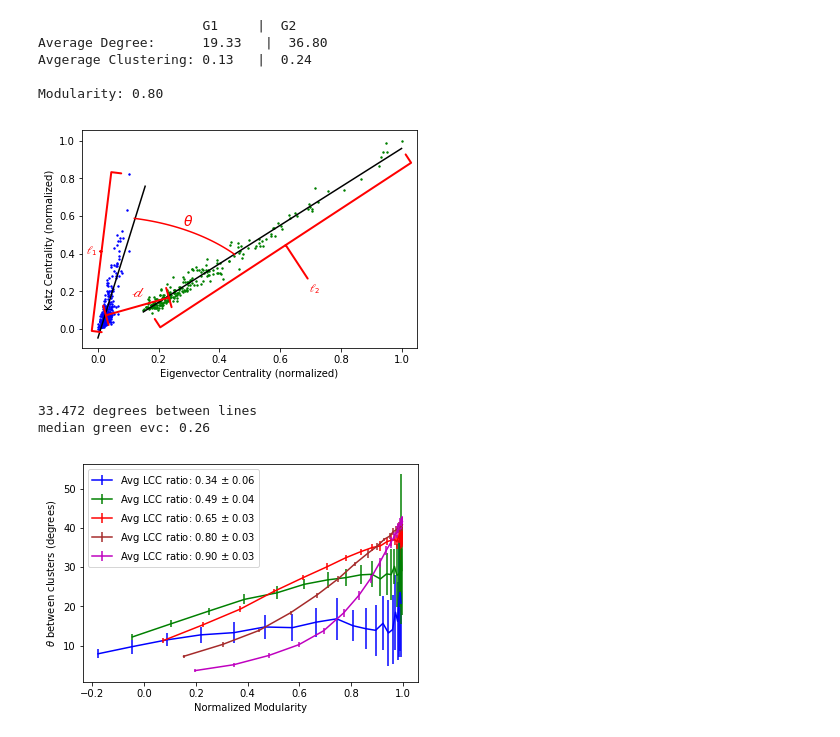
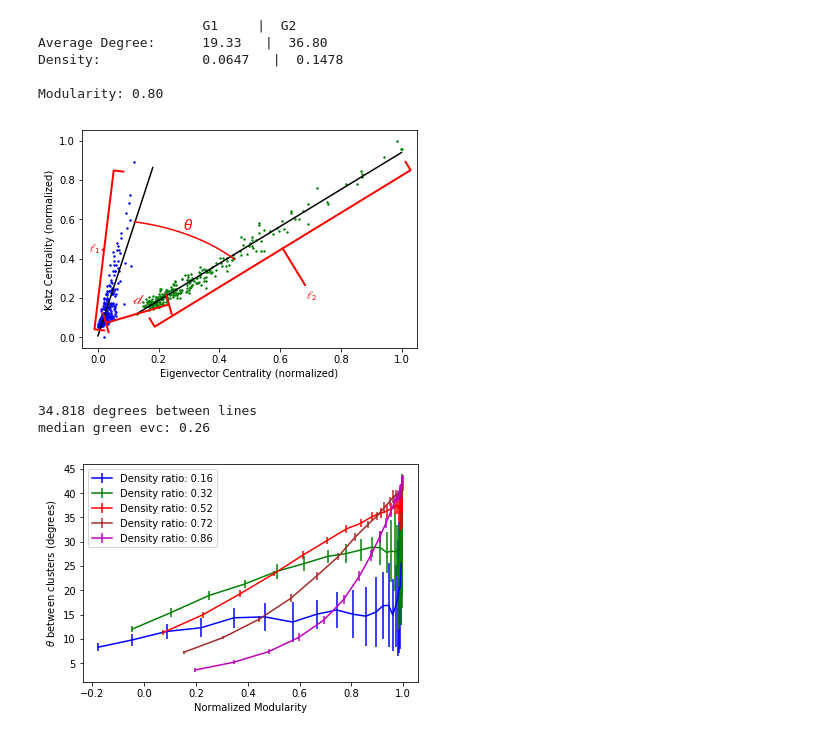
Before and after one commit to markditsworth/ModularityStudy, a Jupyter notebook: KEV_ba.ipynb, the cells around one changed output. Cells and saved outputs as stored; diff of their text form; code cells hidden in the pictures.

Commit message:
density instead of LCC

```diff
--- a/KEV_ba.ipynb
+++ b/KEV_ba.ipynb
@@ -28,11 +28,13 @@ def katz(G,tol=0.01,max_iter=1000,alpha=0.001,beta=1):
 def modular_graph(Size1, Size2, edges1, edges2, common, katz_alpha=0.001):
     g1 = zen.generating.barabasi_albert(Size1,edges1)
     avgDeg1 = (2.0 * g1.num_edges)/g1.num_nodes
-    lcc1 = np.mean(zen.algorithms.clustering.lcc_(g1))
+    #lcc1 = np.mean(zen.algorithms.clustering.lcc_(g1))
+    d1 = g1.num_edges/((Size1*(Size1-1))/2.0)
 
     g2 = zen.generating.barabasi_albert(Size2,edges2)
     avgDeg2 = (2.0 * g2.num_edges)/g2.num_nodes
-    lcc2 = np.mean(zen.algorithms.clustering.lcc_(g2))
+    #lcc2 = np.mean(zen.algorithms.clustering.lcc_(g2))
+    d2 = g2.num_edges/((Size2*(Size2-1))/2.0)
 
     Size = Size1 + Size2
     G = zen.Graph()
@@ -77,24 +79,27 @@ def modular_graph(Size1, Size2, edges1, edges2, common, katz_alpha=0.001):
     evc = zen.algorithms.eigenvector_centrality_(G)
     kc = katz(G,alpha=katz_alpha)
 
-    return avgDeg1, avgDeg2, lcc1, lcc2, q_norm, evc, kc
+    #return avgDeg1, avgDeg2, lcc1, lcc2, q_norm, evc, kc
+    return avgDeg1, avgDeg2, d1, d2, q_norm, evc, kc
 # %%
 size1 = 300
 size2 = 250
 edge1 = 10
 edge2 = 20
 common_edges= 800
-avgDeg1, avgDeg2, avgLcc1, avgLcc2, mod, evc, kc = modular_graph(size1, size2, edge1, edge2, common_edges)
+#avgDeg1, avgDeg2, avgLcc1, avgLcc2, mod, evc, kc = modular_graph(size1, size2, edge1, edge2, common_edges)
+avgDeg1, avgDeg2, d1, d2, mod, evc, kc = modular_graph(size1, size2, edge1, edge2, common_edges)
 # %%
 print "                     G1     |  G2"
 print "Average Degree:      %.2f   |  %.2f"%(avgDeg1,avgDeg2)
-print "Avgerage Clustering: %.2f   |  %.2f"%(avgLcc1,avgLcc2)
+#print "Avgerage Clustering: %.2f   |  %.2f"%(avgLcc1,avgLcc2)
+print "Density:             %.4f   |  %.4f"%(d1,d2)
 print ""
 print "Modularity: %.2f"%mod
 # %% [output]
                      G1     |  G2
 Average Degree:      19.33   |  36.80
-Avgerage Clustering: 0.13   |  0.24
+Density:             0.0647   |  0.1478
 
 Modularity: 0.80
 # %%
@@ -142,8 +147,8 @@ plt.show()
 print "%.3f degrees between lines"%(np.abs(np.arctan(m1) - np.arctan(m2))*180/np.pi)
 print "median green evc: %.2f"%(np.median(evc2))
 # %% [output]
-[figure, old version]
+[figure, new version]
-33.472 degrees between lines
+34.818 degrees between lines
 median green evc: 0.26
 # %%
 ##### %%time
@@ -163,40 +168,42 @@ for j,edge1 in enumerate([3,6,10,14,17]):
         angle_diff = []
         ratio = []
         for common_edges in np.logspace(1,np.log10(6000),20,dtype=int):
-            avgDeg1, avgDeg2, avgLcc1, avgLcc2, mod, evc, kc = modular_graph(size1, size2, edge1, edge2, common_edges)
+            #avgDeg1, avgDeg2, avgLcc1, avgLcc2, mod, evc, kc = modular_graph(size1, size2, edge1, edge2, common_edges)
+            avgDeg1, avgDeg2, d1, d2, mod, evc, kc = modular_graph(size1, size2, edge1, edge2, common_edges)
             modularity.append(mod)
-            ratio.append(avgLcc1 / avgLcc2)
+            #ratio.append(avgLcc1 / avgLcc2)
+            ratio.append(d1 / d2)
             evc = (evc - np.min(evc)) / np.max(evc - np.min(evc))
             kc = (kc - np.min(kc)) / np.max(kc - np.min(kc))
 
             evc1 = evc[np.arange(size1)]
             evc2 = evc[np.arange(size2)+size1]
             kc1 = kc[np.arange(size1)]
             kc2 = kc[np.arange(size2)+size1]
 
 
             m1, b1, _,_,_ = linregress(evc1,kc1)
             m2,b2,_,_,_ = linregress(evc2,kc2)
 
             theta1 = np.arctan(m1)
             theta2 = np.arctan(m2)
 
             diff = np.abs(theta1-theta2)
             angle_diff.append(diff* (180 / np.pi))
         modu[i,:] = modularity
         angle[i,:] = angle_diff
         ratios[i,:] = ratio
 
     #plt.plot(np.mean(modu,axis=0),np.mean(angle,axis=0),c=colors[j],label='Avg LCC ratio: %.2f'%(ratio))
     plt.errorbar(np.mean(modu,axis=0),np.mean(angle,axis=0),yerr = np.std(angle,axis=0),
-                 color=colors[j],label=r'Avg LCC ratio: %.2f $\pm$ %.2f'%(np.mean(ratios),np.std(ratios)))
+                 color=colors[j],label=r'Density ratio: %.2f'%(np.mean(ratios)))
 
 plt.legend()
 plt.xlabel('Normalized Modularity')
 plt.ylabel(r'$\theta$ between clusters (degrees)')
 plt.show()
 # %% [output]
-[figure, old version]
+[figure, new version]
 # %%
 %%time
 SAMPLES=30
```
Also changed, not shown: parts of 2 cells of this notebook, 1 other file.
